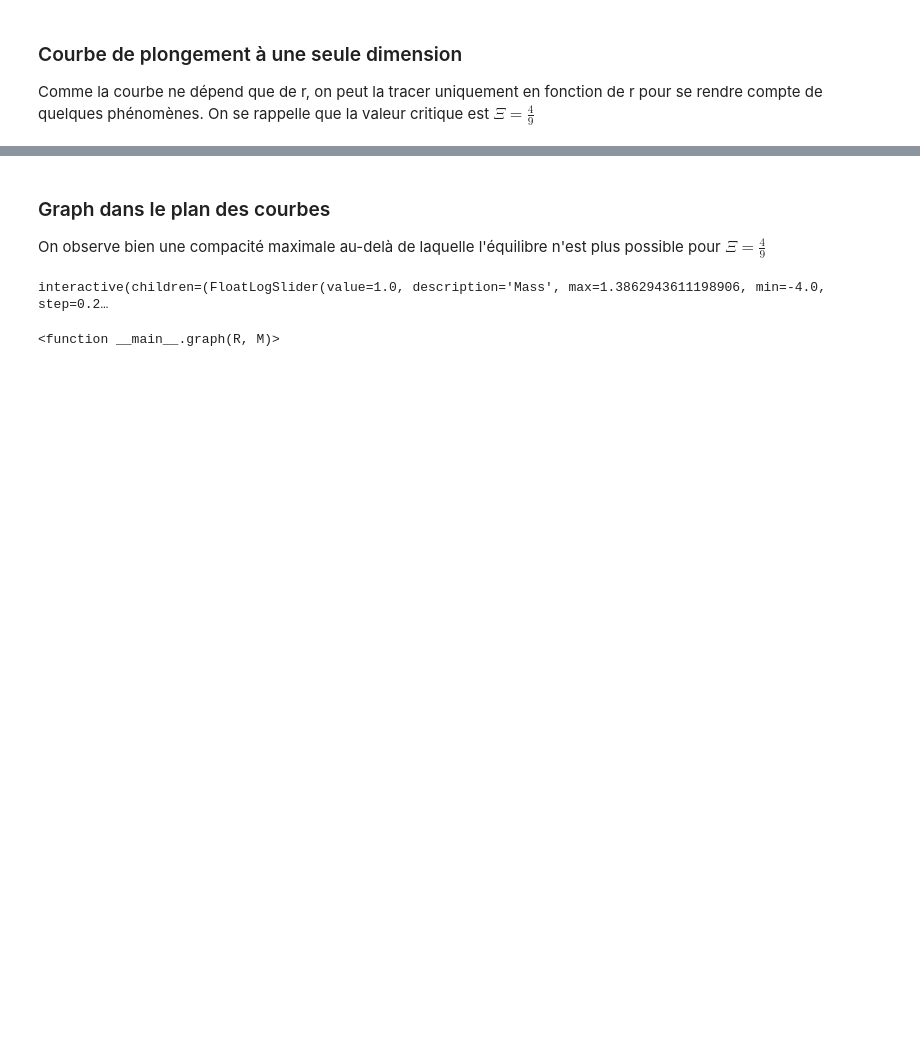
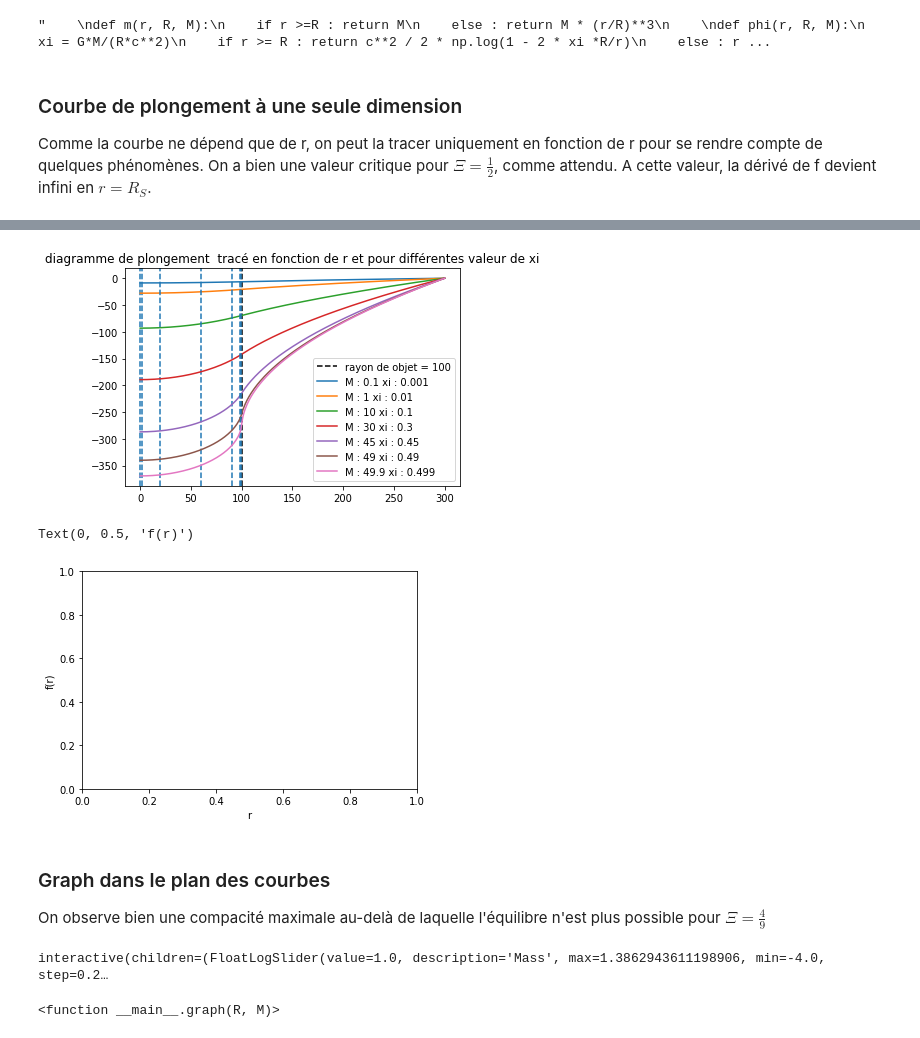
Before and after one commit to Lenoble-lab/PHY-583---EA-objets-compacts, a Jupyter notebook: Romain/diagramme de plongement.ipynb, the cells around one changed output, grey strips where cells are left out. Drawn from its saved outputs; the diff is of its cells as text; code cells hidden in the pictures; blank space fills up the shorter version.

Commit message:
explication diagramme plongement

```diff
--- a/Romain/diagramme de plongement.ipynb
+++ b/Romain/diagramme de plongement.ipynb
@@ -38,14 +53,18 @@ $$f(r)=\begin{cases}
 c = 1
 G = 1
 
-def plongement(r, R, M):
-    rho = M/(4/3 * np.pi * R**3)
-    R_s = 2 * G * M/c**2
-    a = 3*c**2/(8*np.pi*rho*G)
+def plongement(r, R, M):   #f ne dépend que de r, R, le rayon de l'objet et M sa masse
+    rho = M/(4/3 * np.pi * R**3)  #masse volumique
+    R_s = 2 * G * M/c**2  #rayon de Schwarschild
+    a = 3*c**2/(8*np.pi*rho*G)   #facteur dans la racine carré à l'exterieur de l'objet
     if r>R:
         return 2 * R_s * np.sqrt(r/R_s-1) -2 * R_s * np.sqrt(R/R_s-1) - np.sqrt(-R**2+a)
     else :
         return -np.sqrt(-r**2+a)
+
+
+# la suite correspond à d'anciens calculs, qui ne sont pas utile pour la suite
+"""
 def m(r, R, M):
     if r >=R : return M
     else : return M * (r/R)**3
@@ -70,9 +89,12 @@ def A(r, R, M):
         m_r = m(r,R,M)
         #print(1-R_c/r, '   ', r)
         return -1/np.sqrt(1-2*G*m_r/(r * c**2))
+"""
+# %% [output]
+"    \ndef m(r, R, M):\n    if r >=R : return M\n    else : return M * (r/R)**3\n    \ndef phi(r, R, M):\n    xi = G*M/(R*c**2)\n    if r >= R : return c**2 / 2 * np.log(1 - 2 * xi *R/r)\n    else : r ...
 # %% [markdown]
 ### Courbe de plongement à une seule dimension
-Comme la courbe ne dépend que de r, on peut la tracer uniquement en fonction de r pour se rendre compte de quelques phénomènes. On se rappelle que la valeur critique est $\Xi = \frac{4}{9}$
+Comme la courbe ne dépend que de r, on peut la tracer uniquement en fonction de r pour se rendre compte de quelques phénomènes. On a bien une valeur critique pour $\Xi = \frac{1}{2}$, comme attendu. A cette valeur, la dérivé de f devient infini en $r=R_{S}$.
 # %%
 radii = np.linspace(0, 300, 300)
 R = 100
@@ -87,9 +109,10 @@ for i in range (len(plot_M)):
     xi = G*M/(R*c**2)
     plt.axvline(x=R_s,linestyle='--')
     z = np.vectorize(plongement)(radii, R, M)-plongement(300, R, M)
-
     plt.plot(radii, z, label = 'M : ' + str(M) + ' xi : ' + str(round(xi, 3)))
-    plt.legend()
-    plt.title("diagramme de plongement  tracé en fonction de r et pour différentes valeur de xi")
-    plt.show()
+plt.legend()
+plt.title("diagramme de plongement  tracé en fonction de r et pour différentes valeur de xi")
+plt.show()
+plt.xlabel('r')
+plt.ylabel('f(r)')
 # %% [output]
@@ -98,3 +119,6 @@ for i in range (len(plot_M)):
+[figure, added]
+Text(0, 0.5, 'f(r)')
+[figure, added]
 # %% [markdown]
 ### Graph dans le plan des courbes
 On observe bien une compacité maximale au-delà de laquelle l'équilibre n'est plus possible pour $\Xi = \frac{4}{9}$
```
Also changed, not shown: parts of 3 cells of this notebook, 10 other files.
